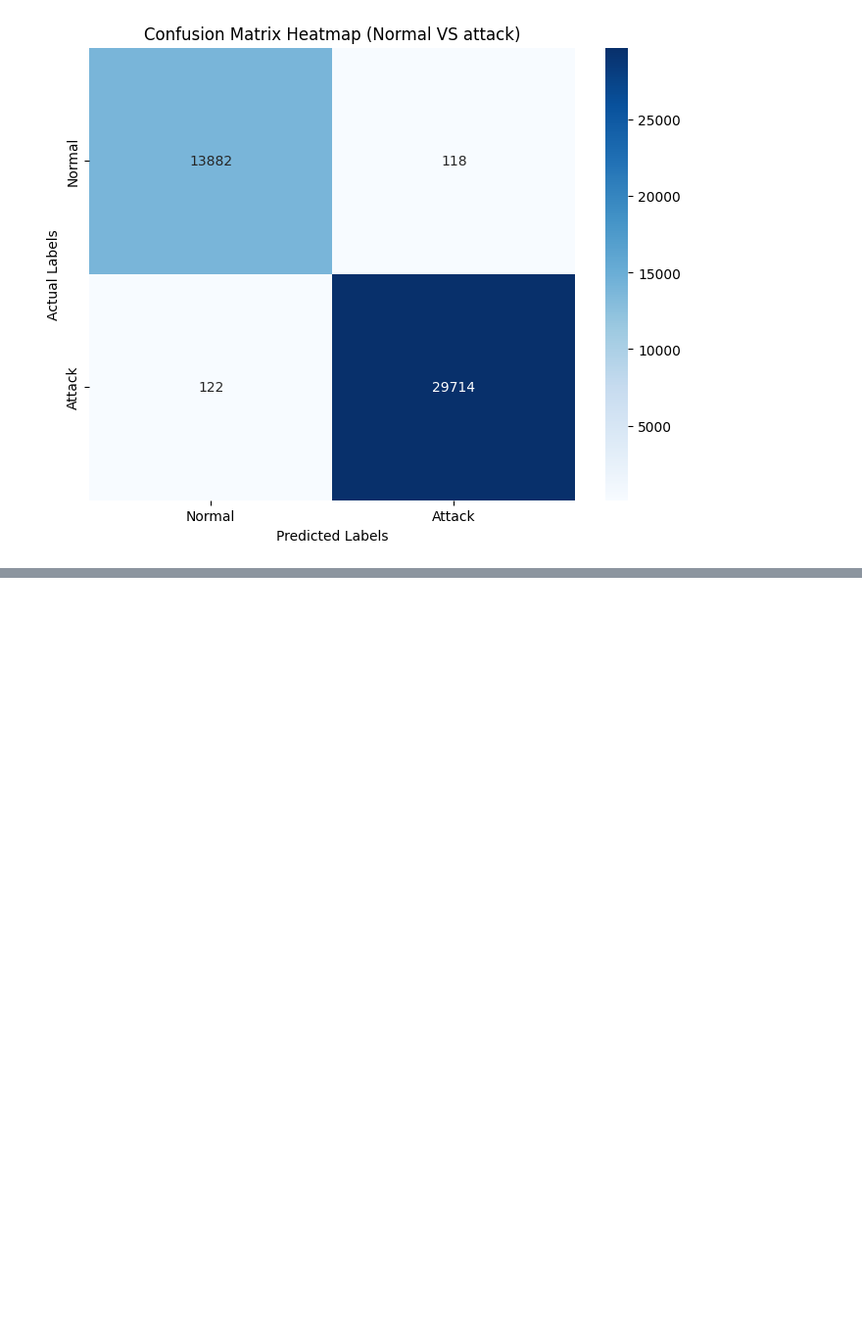
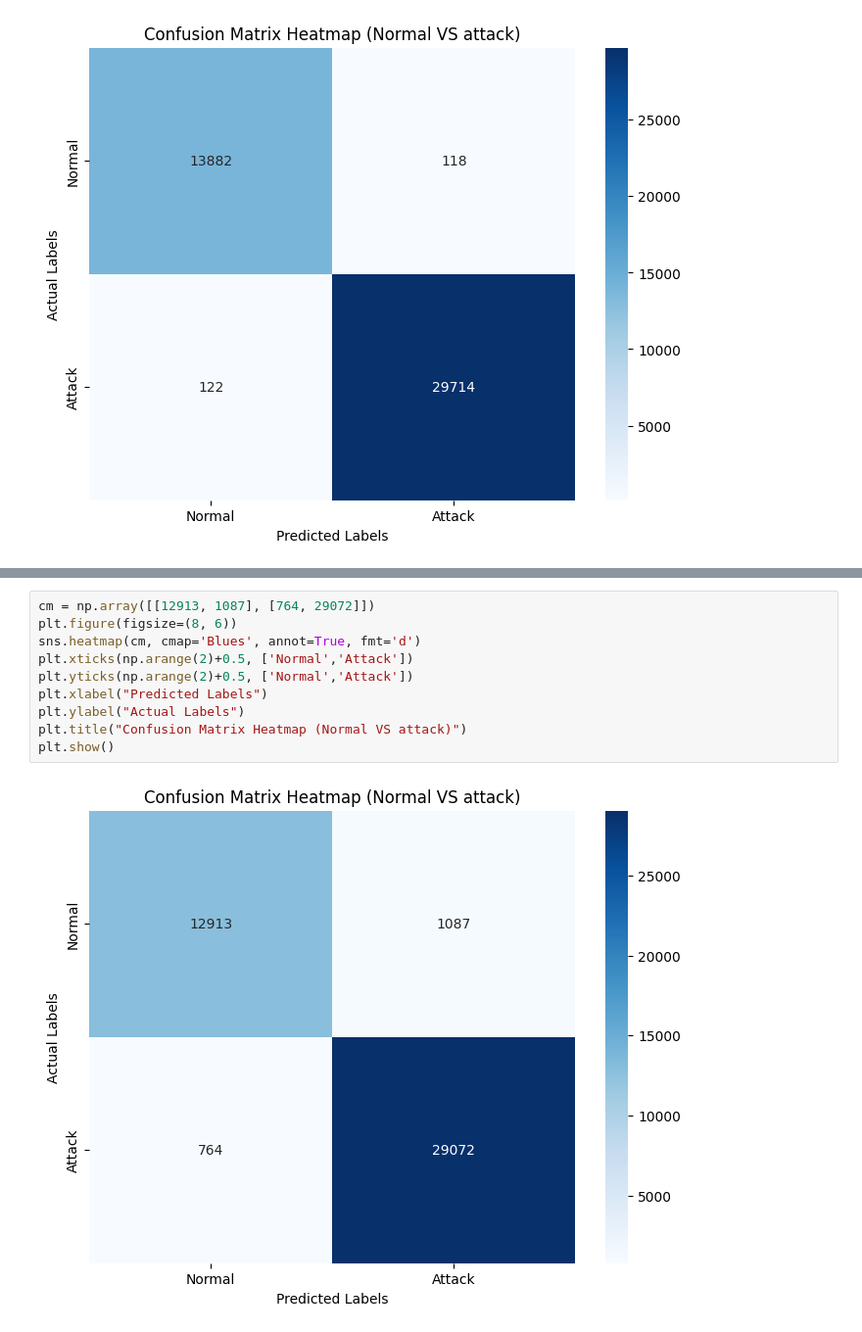
Before and after one commit to artophili/network_anomaly, a Jupyter notebook: Implementation/XGBoost.ipynb, the cells around one changed output, grey strips where cells are left out. Shown at 98% size. Cells and saved outputs as stored; diff of their text form; blank space fills up the shorter version.

```diff
--- a/Implementation/XGBoost.ipynb
+++ b/Implementation/XGBoost.ipynb
@@ -198,0 +286,12 @@ plt.show()
+# %%
+cm = np.array([[12913, 1087], [764, 29072]])
+plt.figure(figsize=(8, 6))
+sns.heatmap(cm, cmap='Blues', annot=True, fmt='d')
+plt.xticks(np.arange(2)+0.5, ['Normal','Attack'])
+plt.yticks(np.arange(2)+0.5, ['Normal','Attack'])
+plt.xlabel("Predicted Labels")
+plt.ylabel("Actual Labels")
+plt.title("Confusion Matrix Heatmap (Normal VS attack)")
+plt.show()
+# %% [output]
+[figure, added]
```
Also changed, not shown: parts of 21 cells of this notebook, 2 other files.
